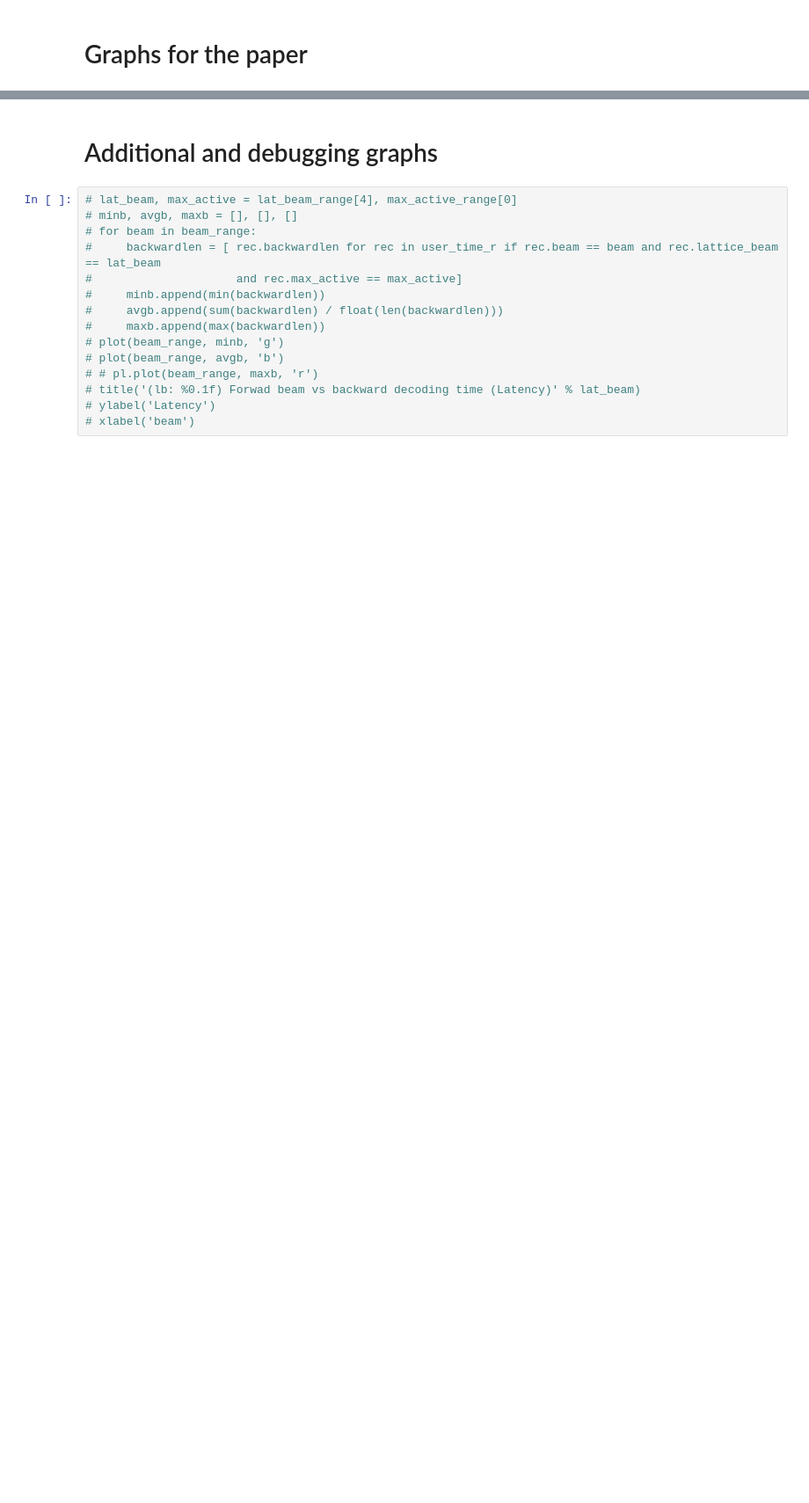
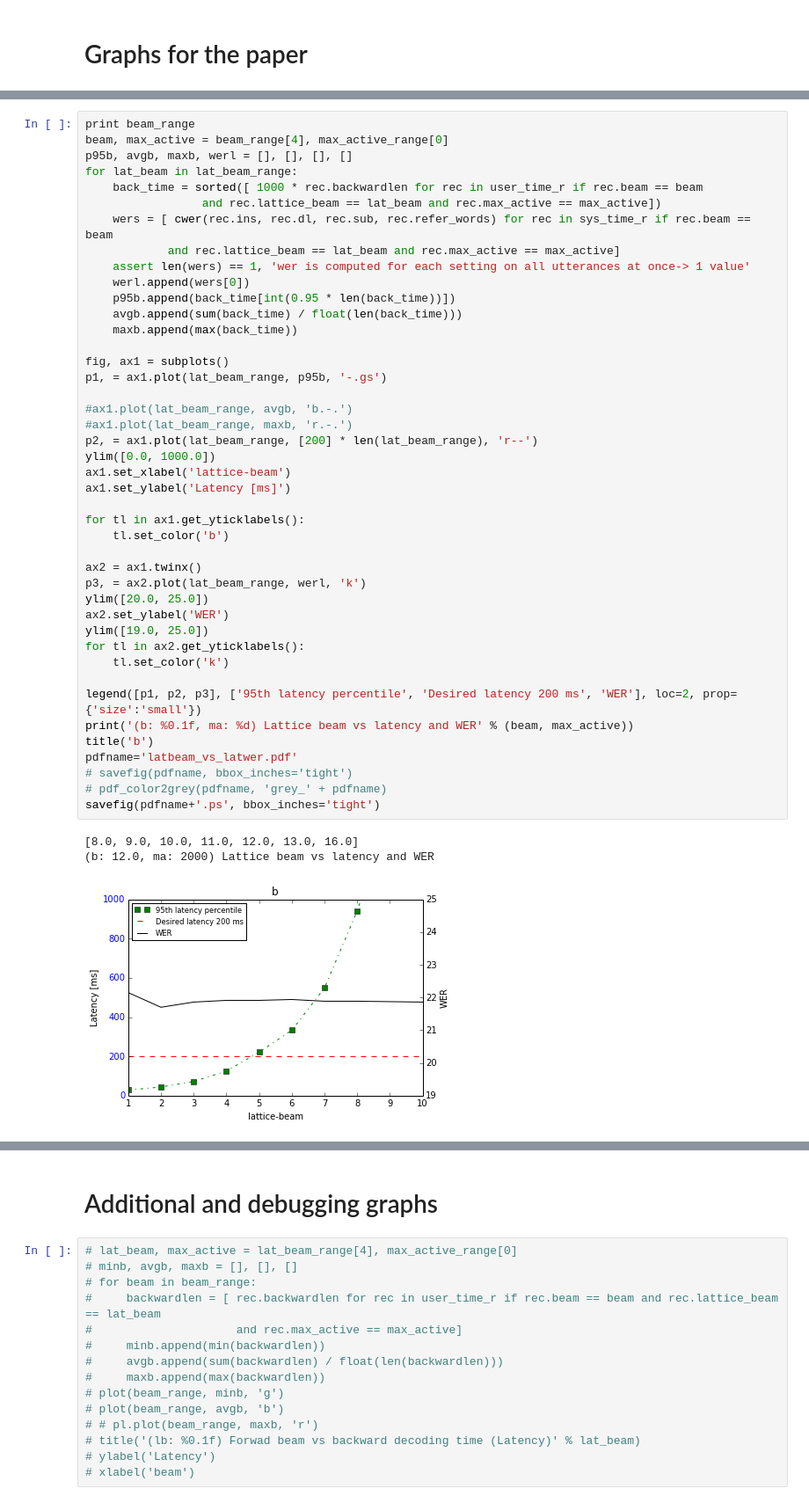
Before and after one commit to oplatek/pykaldi-eval, a Jupyter notebook: Pykaldi-evaluation.ipynb, the cells around one changed output, grey strips where cells are left out. Shown at 88% size. Cells and saved outputs as stored; diff of their text form; blank space fills up the shorter version.

```diff
--- a/Pykaldi-evaluation.ipynb
+++ b/Pykaldi-evaluation.ipynb
@@ -178 +236,48 @@ pdf_color2grey(pdfname, 'grey_' + pdfname)
+# %%
+print beam_range
+beam, max_active = beam_range[4], max_active_range[0]
+p95b, avgb, maxb, werl = [], [], [], []
+for lat_beam in lat_beam_range:
+    back_time = sorted([ 1000 * rec.backwardlen for rec in user_time_r if rec.beam == beam
+                 and rec.lattice_beam == lat_beam and rec.max_active == max_active])
+    wers = [ cwer(rec.ins, rec.dl, rec.sub, rec.refer_words) for rec in sys_time_r if rec.beam == beam
+            and rec.lattice_beam == lat_beam and rec.max_active == max_active]
+    assert len(wers) == 1, 'wer is computed for each setting on all utterances at once-> 1 value'
+    werl.append(wers[0])
+    p95b.append(back_time[int(0.95 * len(back_time))])
+    avgb.append(sum(back_time) / float(len(back_time)))
+    maxb.append(max(back_time))
+
+fig, ax1 = subplots()
+p1, = ax1.plot(lat_beam_range, p95b, '-.gs')
+
+#ax1.plot(lat_beam_range, avgb, 'b.-.')
+#ax1.plot(lat_beam_range, maxb, 'r.-.')
+p2, = ax1.plot(lat_beam_range, [200] * len(lat_beam_range), 'r--')
+ylim([0.0, 1000.0])
+ax1.set_xlabel('lattice-beam')
+ax1.set_ylabel('Latency [ms]')
+
+for tl in ax1.get_yticklabels():
+    tl.set_color('b')
+
+ax2 = ax1.twinx()
+p3, = ax2.plot(lat_beam_range, werl, 'k')
+ylim([20.0, 25.0])
+ax2.set_ylabel('WER')
+ylim([19.0, 25.0])
+for tl in ax2.get_yticklabels():
+    tl.set_color('k')
+
+legend([p1, p2, p3], ['95th latency percentile', 'Desired latency 200 ms', 'WER'], loc=2, prop={'size':'small'})
+print('(b: %0.1f, ma: %d) Lattice beam vs latency and WER' % (beam, max_active))
+title('b')
+pdfname='latbeam_vs_latwer.pdf'
+# savefig(pdfname, bbox_inches='tight')
+# pdf_color2grey(pdfname, 'grey_' + pdfname)
+savefig(pdfname+'.ps', bbox_inches='tight')
+# %% [output]
+[8.0, 9.0, 10.0, 11.0, 12.0, 13.0, 16.0]
+(b: 12.0, ma: 2000) Lattice beam vs latency and WER
+[figure, added]
 # %%
```
Also changed, not shown: parts of 8 cells of this notebook, 1 other file.
